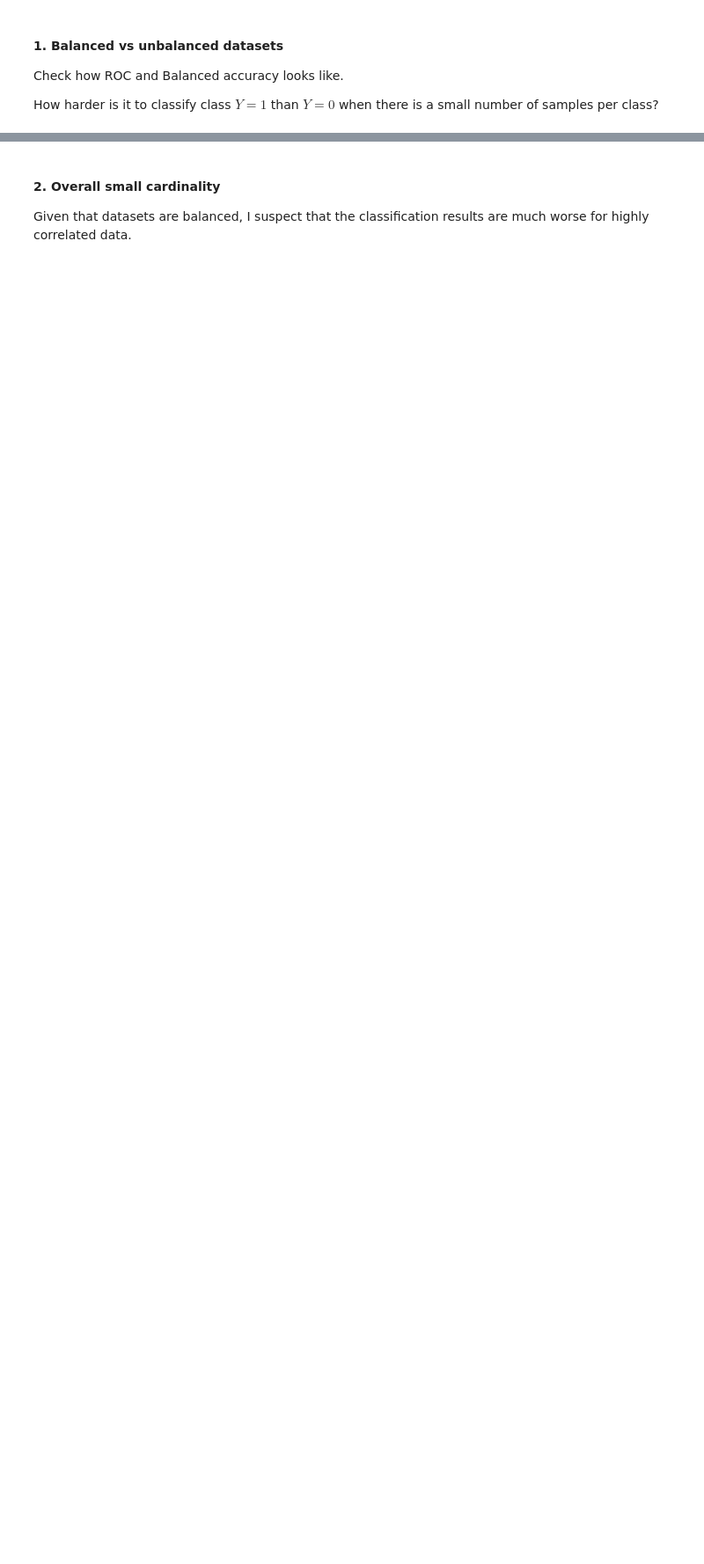
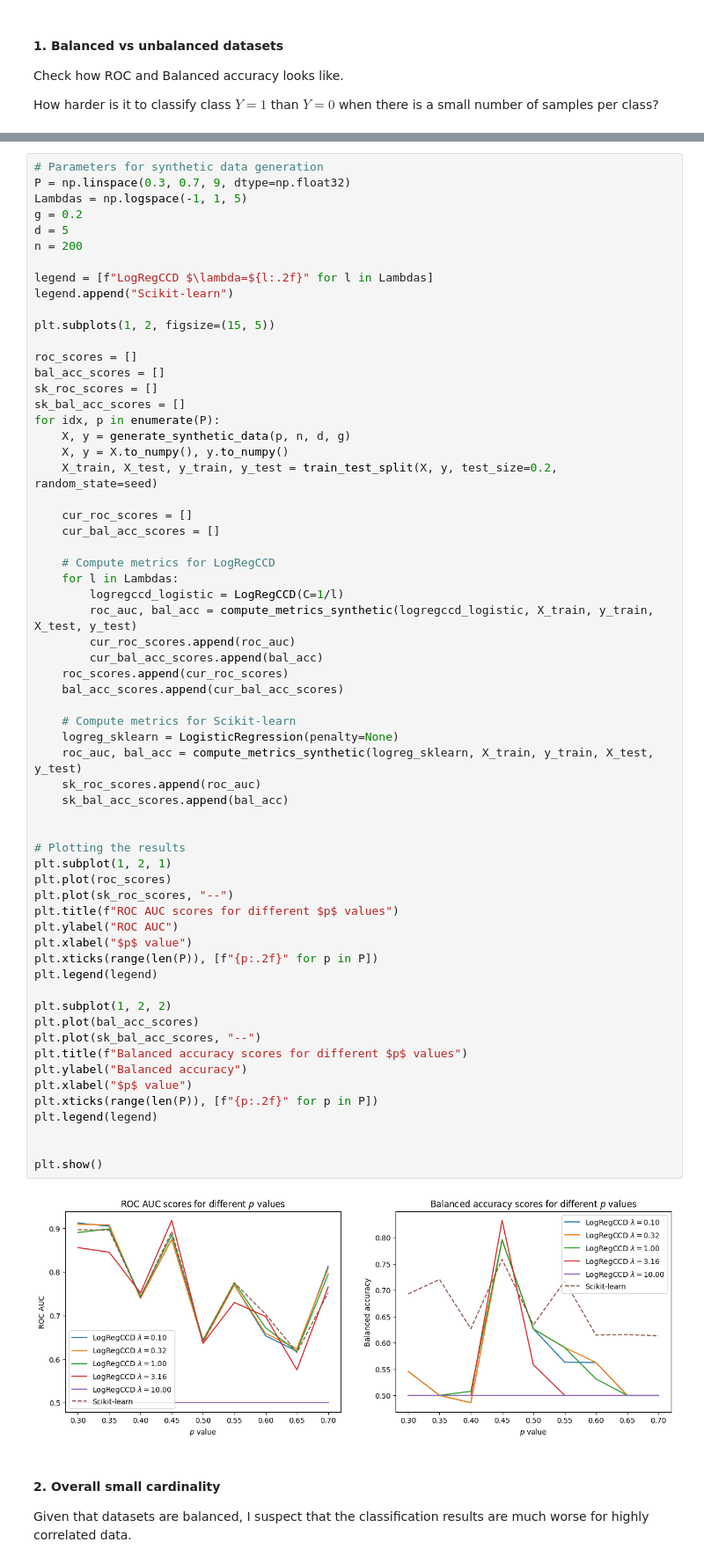
Before and after one commit to michal1701/AdvancedMachineLearning, a Jupyter notebook: Task3/dataset_evaluation.ipynb, the cells around one changed output, grey strips where cells are left out. Shown at 88% size. Cells and saved outputs as stored; diff of their text form; blank space fills up the shorter version.

Commit message:
Notebook for presentation, generated graphs

```diff
--- a/Task3/dataset_evaluation.ipynb
+++ b/Task3/dataset_evaluation.ipynb
@@ -107,3 +69,67 @@ generate_plots(sklearn_scores, logregccd_scores, labels=[f"g={g:.2f}" for g in G
+# %%
+# Parameters for synthetic data generation
+P = np.linspace(0.3, 0.7, 9, dtype=np.float32)
+Lambdas = np.logspace(-1, 1, 5)
+g = 0.2
+d = 5
+n = 200
+
+legend = [f"LogRegCCD $\lambda=${l:.2f}" for l in Lambdas]
+legend.append("Scikit-learn")
+
+plt.subplots(1, 2, figsize=(15, 5))
+
+roc_scores = []
+bal_acc_scores = []
+sk_roc_scores = []
+sk_bal_acc_scores = []
+for idx, p in enumerate(P):
+    X, y = generate_synthetic_data(p, n, d, g)
+    X, y = X.to_numpy(), y.to_numpy()
+    X_train, X_test, y_train, y_test = train_test_split(X, y, test_size=0.2, random_state=seed)
+
+    cur_roc_scores = []
+    cur_bal_acc_scores = []
+
+    # Compute metrics for LogRegCCD
+    for l in Lambdas:
+        logregccd_logistic = LogRegCCD(C=1/l)
+        roc_auc, bal_acc = compute_metrics_synthetic(logregccd_logistic, X_train, y_train, X_test, y_test)
+        cur_roc_scores.append(roc_auc)
+        cur_bal_acc_scores.append(bal_acc)
+    roc_scores.append(cur_roc_scores)
+    bal_acc_scores.append(cur_bal_acc_scores)
+
+    # Compute metrics for Scikit-learn
+    logreg_sklearn = LogisticRegression(penalty=None)
+    roc_auc, bal_acc = compute_metrics_synthetic(logreg_sklearn, X_train, y_train, X_test, y_test)
+    sk_roc_scores.append(roc_auc)
+    sk_bal_acc_scores.append(bal_acc)
+
+
+# Plotting the results
+plt.subplot(1, 2, 1)
+plt.plot(roc_scores)
+plt.plot(sk_roc_scores, "--")
+plt.title(f"ROC AUC scores for different $p$ values")
+plt.ylabel("ROC AUC")
+plt.xlabel("$p$ value")
+plt.xticks(range(len(P)), [f"{p:.2f}" for p in P])
+plt.legend(legend)
+
+plt.subplot(1, 2, 2)
+plt.plot(bal_acc_scores)
+plt.plot(sk_bal_acc_scores, "--")
+plt.title(f"Balanced accuracy scores for different $p$ values")
+plt.ylabel("Balanced accuracy")
+plt.xlabel("$p$ value")
+plt.xticks(range(len(P)), [f"{p:.2f}" for p in P])
+plt.legend(legend)
+
+
+plt.show()
+# %% [output]
+[figure, added]
 # %% [markdown]
 #### 2. Overall small cardinality
 
```
Also changed, not shown: parts of 21 cells of this notebook, 12 other files.
